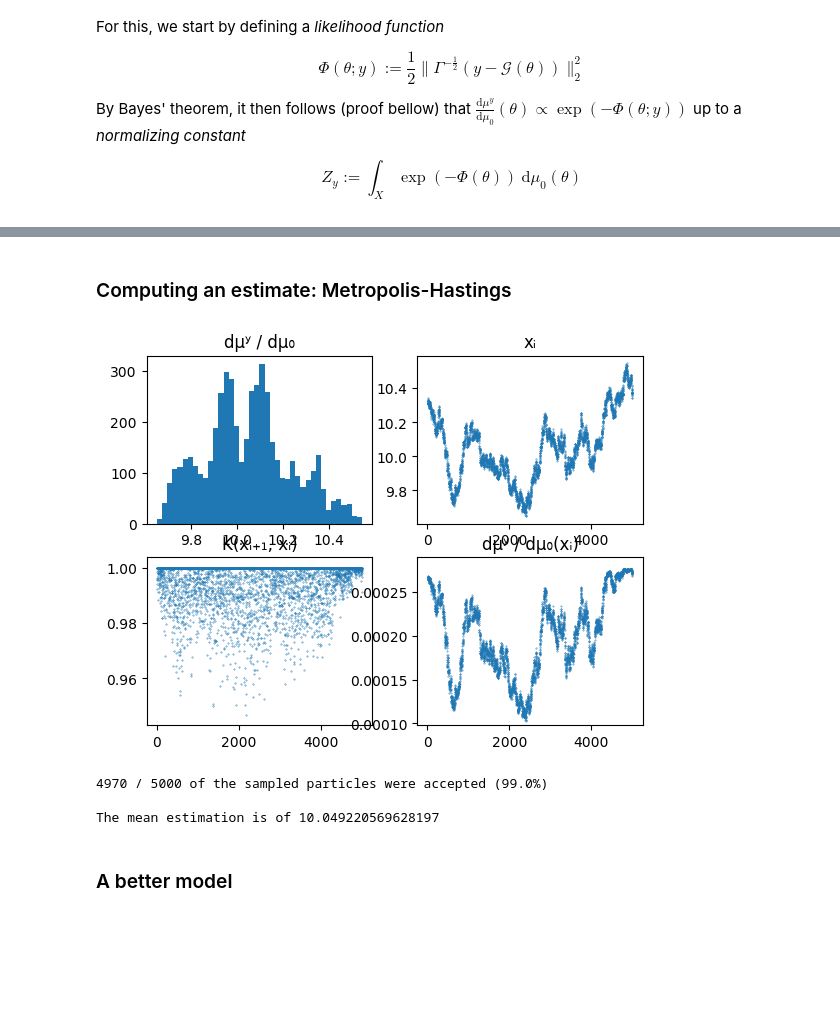
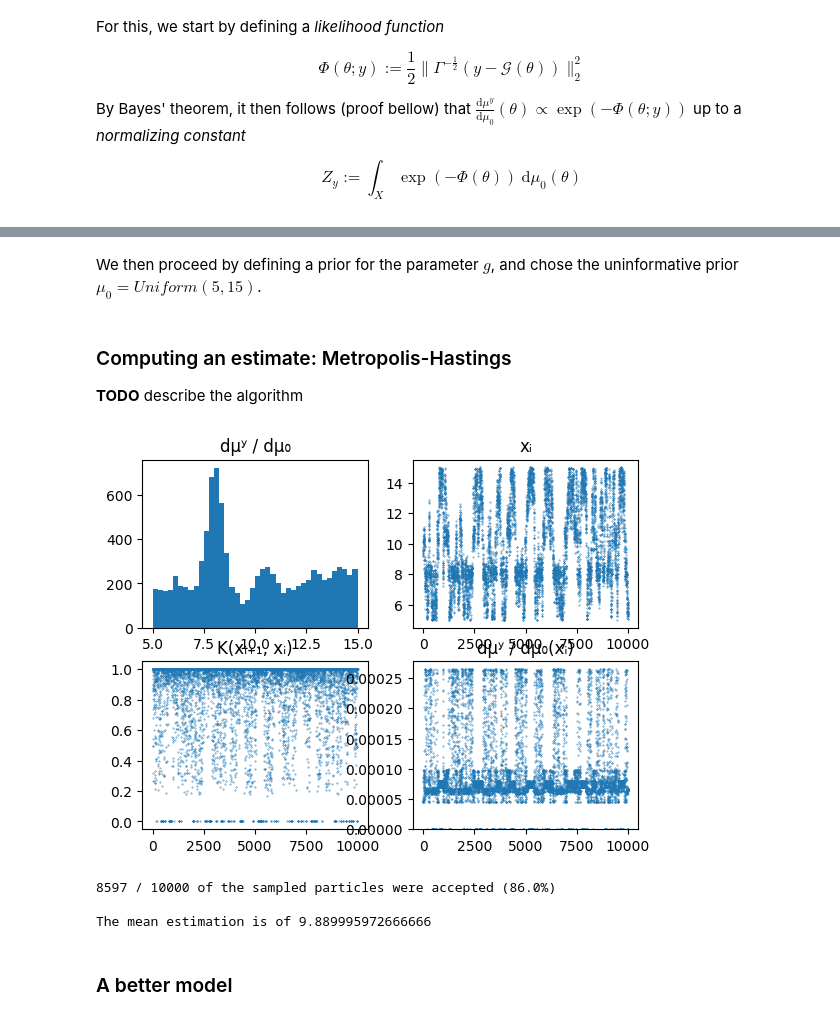
Before and after one commit to matthieubulte/smc, a Jupyter notebook: code/proposal.ipynb, the cells around one changed output, grey strips where cells are left out. Cells and saved outputs as stored; diff of their text form; code cells hidden in the pictures; blank space fills up the shorter version.

```diff
--- a/code/proposal.ipynb
+++ b/code/proposal.ipynb
@@ -72,11 +95,19 @@ $$
-# %%
-flat_measurements = [0; load_flat_data()]
-
-μ₀ = Uniform(5,15)
-
-likelihood = g ->
-    let
-        dΘ = Θ -> [Θ[2], -g*sin(Θ[1])/7.4]
-        B = rk4s(dΘ, [5*pi/180, 0], flat_measurements, 0.01)
-        exp( - sumoveri(i -> B[i,1]^2, length(flat_measurements)))
-    end;
+# %%
+# We first load the flat data from our experiments
+flat_measurements = load_flat_data()
+
+likelihood = g ->
+    let
+        # We then define the parameters of our differential equation.
+        dΘ = Θ -> [Θ[2], -g*sin(Θ[1])/7.4]
+        Θ₀ = [5*pi/180, 0]
+
+        # And evaluate the forward operator by evaluating the numerical solution of the differential
+        # equation at the measured times.
+        Gg = rk4s(dΘ, Θ₀, [0; flat_measurements], 0.01)
+
+        # We can then return the squared norm of Gg
+        sum(Gg[:,1].^2)
+    end;
+# %% [markdown]
+We then proceed by defining a prior for the parameter $g$, and chose the uninformative prior $\mu_0 = Uniform(5,15)$.
@@ -83,14 +116,16 @@ likelihood = g ->
 # %% [markdown]
 ### Computing an estimate: Metropolis-Hastings
+
+**TODO** describe the algorithm
 # %%
 srand(42)
-out = MetropolisHastings(5000, unnormalized_posterior(μ₀, likelihood), 0.01, rand(μ₀, 1))
+out = MetropolisHastings(10000, unnormalized_posterior(μ₀, likelihood), 0.5, rand(μ₀, 1))
 plotMCMC(out)
 # %% [output]
-[figure, old version]
+[figure, new version]
-4970 / 5000 of the sampled particles were accepted (99.0%)
+8597 / 10000 of the sampled particles were accepted (86.0%)
 
-The mean estimation is of 10.049220569628197
+The mean estimation is of 9.889995972666666
 # %% [markdown]
 ### A better model
 # %%
```
Also changed, not shown: parts of 7 cells of this notebook, 6 other files.
